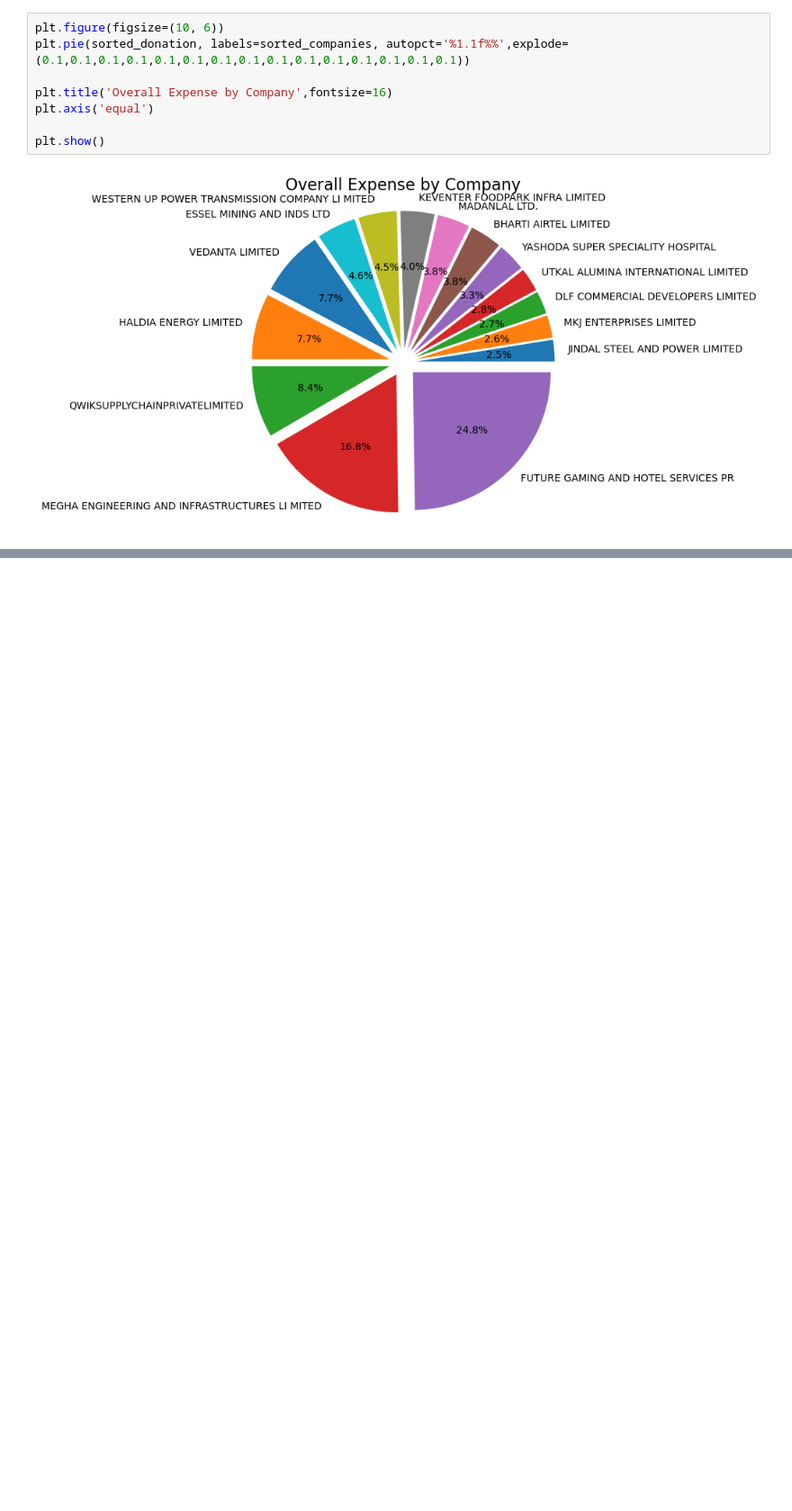
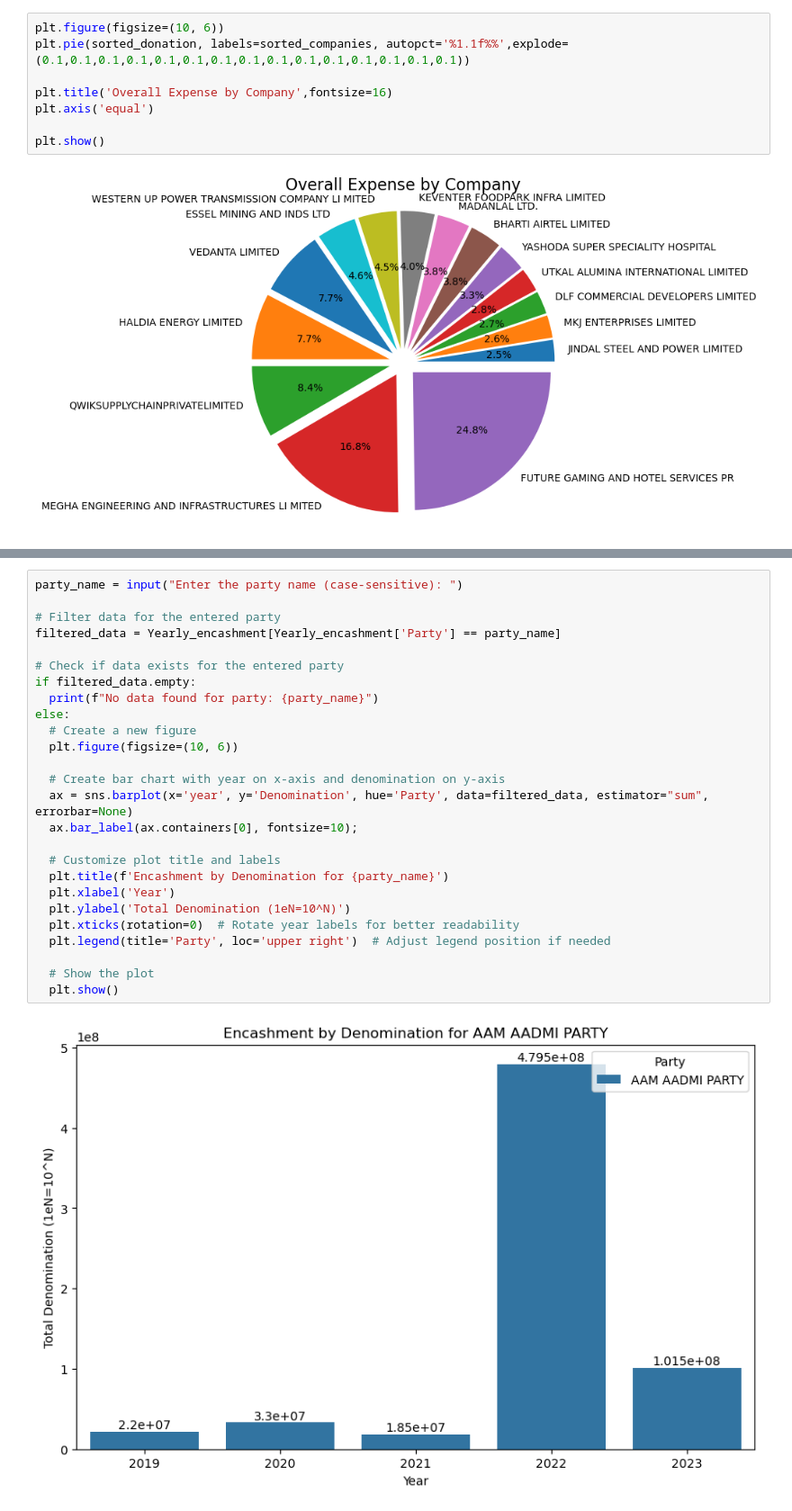
Before and after one commit to muntazir99/Electoral_Bond, a Jupyter notebook: bond_main.ipynb, the cells around one changed output, grey strips where cells are left out. Shown at 90% size. Cells and saved outputs as stored; diff of their text form; blank space fills up the shorter version.

```diff
--- a/bond_main.ipynb
+++ b/bond_main.ipynb
@@ -312,0 +392,28 @@ plt.show()
+# %%
+party_name = input("Enter the party name (case-sensitive): ")
+
+# Filter data for the entered party
+filtered_data = Yearly_encashment[Yearly_encashment['Party'] == party_name]
+
+# Check if data exists for the entered party
+if filtered_data.empty:
+  print(f"No data found for party: {party_name}")
+else:
+  # Create a new figure
+  plt.figure(figsize=(10, 6))
+
+  # Create bar chart with year on x-axis and denomination on y-axis
+  ax = sns.barplot(x='year', y='Denomination', hue='Party', data=filtered_data, estimator="sum", errorbar=None)
+  ax.bar_label(ax.containers[0], fontsize=10);
+
+  # Customize plot title and labels
+  plt.title(f'Encashment by Denomination for {party_name}')
+  plt.xlabel('Year')
+  plt.ylabel('Total Denomination (1eN=10^N)')
+  plt.xticks(rotation=0)  # Rotate year labels for better readability
+  plt.legend(title='Party', loc='upper right')  # Adjust legend position if needed
+
+  # Show the plot
+  plt.show()
+# %% [output]
+[figure, added]
```
Also changed, not shown: parts of 15 cells of this notebook.
